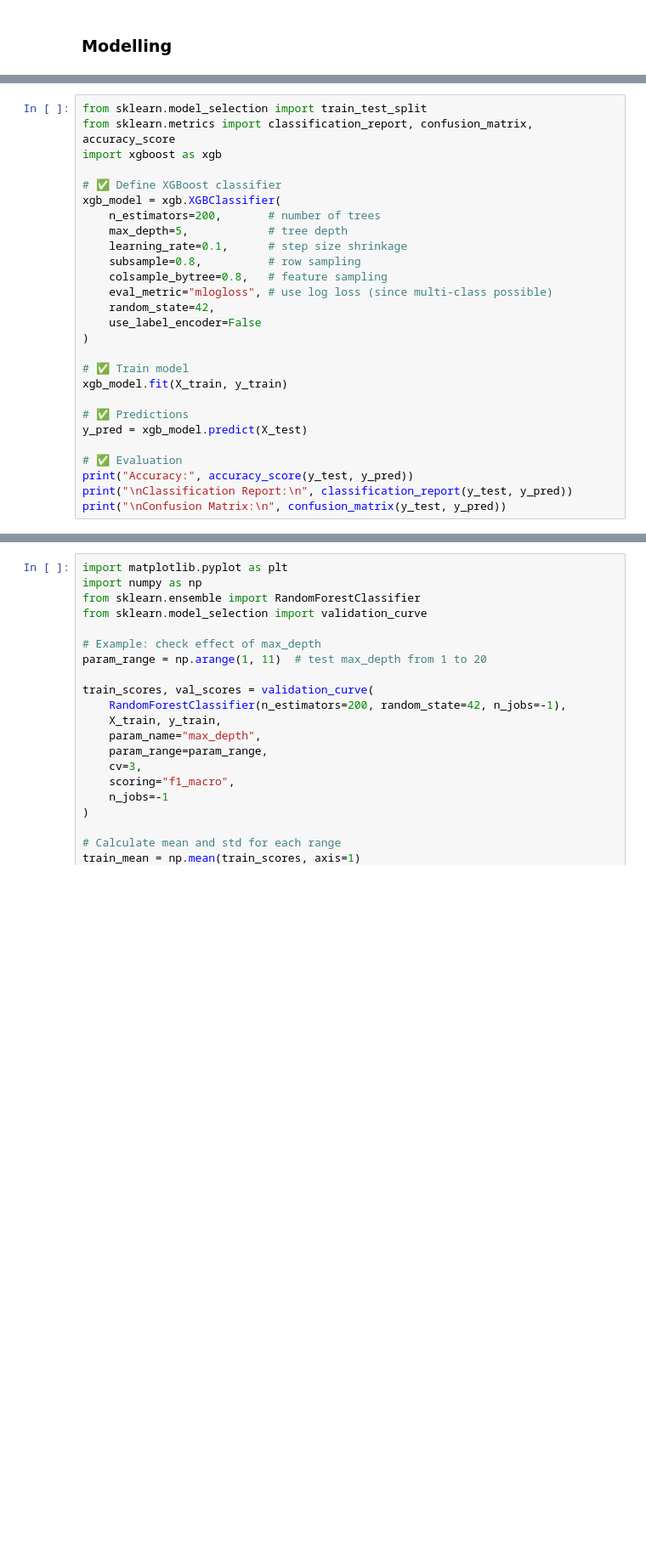
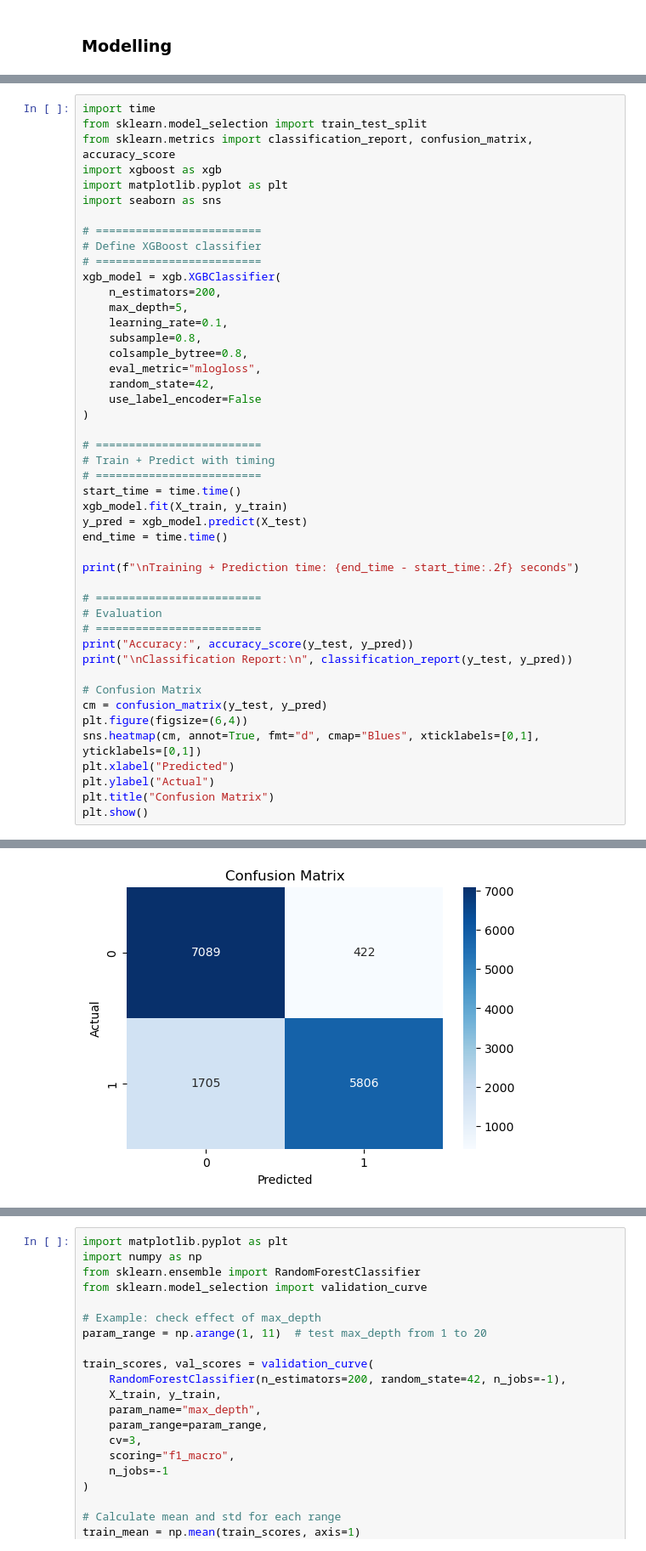
Before and after one commit to africapig/AI-Assignment, a Jupyter notebook: diabetes.ipynb, the cells around one changed output, grey strips where cells are left out. Shown: that part at 85% size. Drawn from its saved outputs; the diff is of its cells as text; blank space fills up the shorter version.

```diff
--- a/diabetes.ipynb
+++ b/diabetes.ipynb
@@ -356,30 +353,49 @@ X_train, X_test, y_train, y_test = train_test_split(
 # %%
+import time
 from sklearn.model_selection import train_test_split
 from sklearn.metrics import classification_report, confusion_matrix, accuracy_score
 import xgboost as xgb
+import matplotlib.pyplot as plt
+import seaborn as sns
 
-# ✅ Define XGBoost classifier
+# =========================
+# Define XGBoost classifier
+# =========================
 xgb_model = xgb.XGBClassifier(
-    n_estimators=200,       # number of trees
-    max_depth=5,            # tree depth
-    learning_rate=0.1,      # step size shrinkage
-    subsample=0.8,          # row sampling
-    colsample_bytree=0.8,   # feature sampling
-    eval_metric="mlogloss", # use log loss (since multi-class possible)
+    n_estimators=200,
+    max_depth=5,
+    learning_rate=0.1,
+    subsample=0.8,
+    colsample_bytree=0.8,
+    eval_metric="mlogloss",
     random_state=42,
     use_label_encoder=False
 )
 
-# ✅ Train model
+# =========================
+# Train + Predict with timing
+# =========================
+start_time = time.time()
 xgb_model.fit(X_train, y_train)
+y_pred = xgb_model.predict(X_test)
+end_time = time.time()
 
-# ✅ Predictions
-y_pred = xgb_model.predict(X_test)
+print(f"\nTraining + Prediction time: {end_time - start_time:.2f} seconds")
 
-# ✅ Evaluation
+# =========================
+# Evaluation
+# =========================
 print("Accuracy:", accuracy_score(y_test, y_pred))
 print("\nClassification Report:\n", classification_report(y_test, y_pred))
-print("\nConfusion Matrix:\n", confusion_matrix(y_test, y_pred))
+
+# Confusion Matrix
+cm = confusion_matrix(y_test, y_pred)
+plt.figure(figsize=(6,4))
+sns.heatmap(cm, annot=True, fmt="d", cmap="Blues", xticklabels=[0,1], yticklabels=[0,1])
+plt.xlabel("Predicted")
+plt.ylabel("Actual")
+plt.title("Confusion Matrix")
+plt.show()
 # %% [output]
 Parameters: { "use_label_encoder" } are not used.
 
@@ -402,0 +415 @@ Confusion Matrix:
+[figure, added]
```
Also changed, not shown: parts of 21 cells of this notebook.
